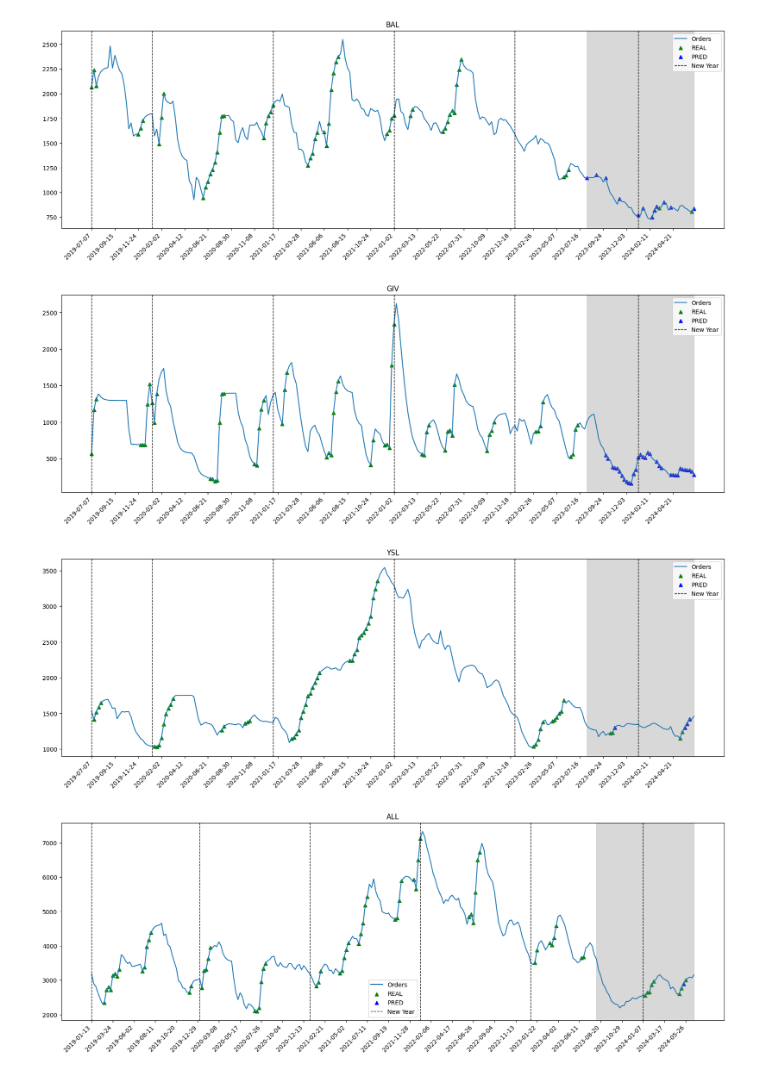
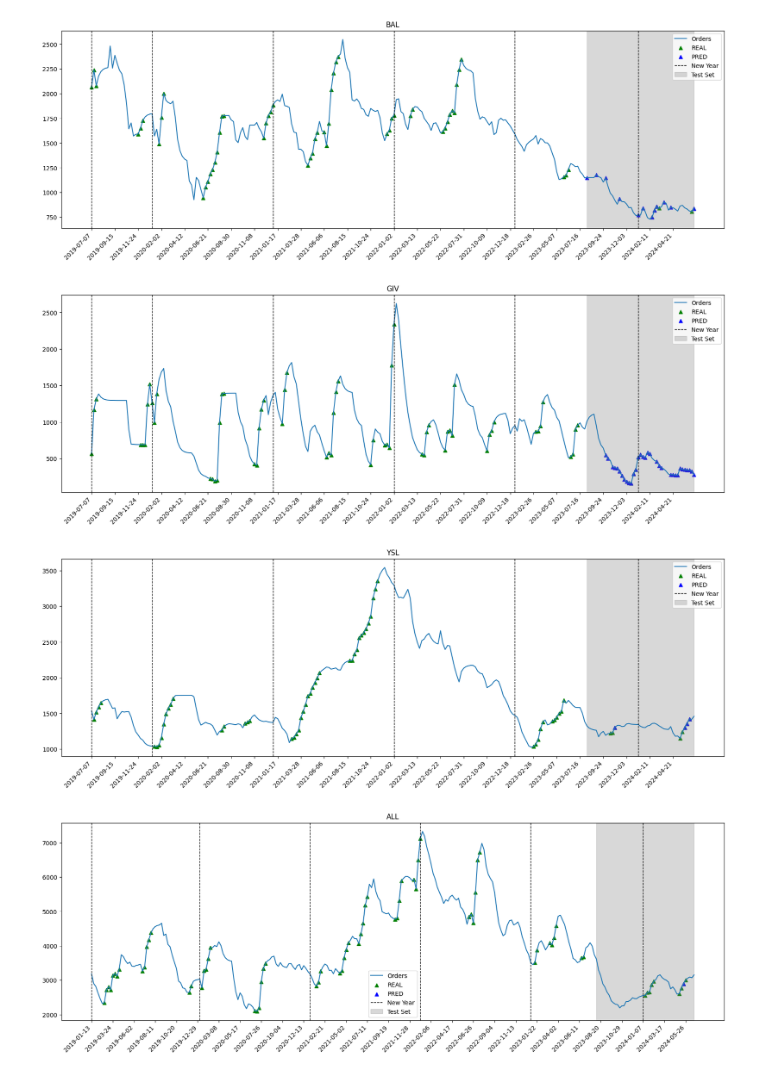
Before and after one commit to FabioTessarollo/Gab_Orders_forecasting_app, a Jupyter notebook: features_extraction/data_exp.ipynb, the cells around one changed output. Saved outputs shown, nothing was run; the diff lists cells and outputs as text; code cells hidden in the pictures.

```diff
--- a/features_extraction/data_exp.ipynb
+++ b/features_extraction/data_exp.ipynb
@@ -1,20 +1,43 @@
 # %%
 import pandas as pd
 import matplotlib.pyplot as plt
-test_start = '2023-07-31'
-BAL_pred =  [1, 0, 0, 0, 1, 0, 0, 0, 1, 0, 0, 0, 0, 0, 1, 0, 0, 0, 0, 0, 0, 0, 1, 0, 1, 0, 0, 0, 1, 1, 1, 0, 0, 1, 0, 0, 1, 0, 0, 0, 0, 0, 0, 0, 0, 0, 1]
+test_start = '2023-02-31'
+BAL_pred =  [1, 1, 1, 0, 0, 0, 0, 0, 0, 1, 0, 1, 1, 1, 1, 1, 1, 0, 1, 1, 0, 0, 1, 0, 0, 0, 1, 1, 1, 1, 1, 0, 0, 1, 1, 1, 1, 0, 0, 0, 1, 0, 0, 0, 0, 0, 1, 0, 0, 0, 1, 1, 1, 0, 0, 1, 1, 0, 1, 1, 0, 0, 1, 0, 0, 0, 0, 0, 1, 0, 0, 1, 1, 0, 0, 0, 0]
 YSL_pred =  [0, 0, 0, 0, 0, 0, 0, 0, 0, 0, 0, 0, 1, 0, 0, 0, 0, 0, 0, 0, 0, 0, 0, 0, 0, 0, 0, 0, 0, 0, 0, 0, 0, 0, 0, 0, 0, 0, 0, 0, 0, 0, 1, 1, 1, 0, 0]
 GIV_pred =  [0, 0, 0, 0, 0, 0, 0, 0, 1, 1, 0, 1, 1, 1, 1, 1, 1, 1, 1, 1, 1, 1, 1, 1, 1, 1, 1, 1, 0, 0, 1, 1, 1, 0, 0, 0, 1, 1, 1, 1, 1, 1, 1, 1, 1, 1, 1]
 ALL_pred =  [0, 0, 0, 0, 0, 0, 0, 0, 0, 0, 0, 0, 0, 0, 0, 0, 0, 0, 0, 0, 0, 0, 0, 0, 0, 0, 0, 0, 0, 0, 0, 0, 0, 0, 0, 0, 0, 0, 0, 0, 0, 1, 0, 0, 0, 0, 0]
 
-df = pd.read_csv(f'ALL.csv', index_col='date')
+df = pd.read_csv(f'BAL.csv', index_col='date')
 
 df_test = df[df.index > test_start]
 test_index = df_test.index
 
 df_BAL_pred = pd.DataFrame(data=BAL_pred, index=test_index, columns = ['pred'])
-df_GIV_pred = pd.DataFrame(data=GIV_pred, index=test_index, columns = ['pred'])
-df_YSL_pred = pd.DataFrame(data=YSL_pred, index=test_index, columns = ['pred'])
-df_ALL_pred = pd.DataFrame(data=ALL_pred, index=test_index, columns = ['pred'])
+#df_GIV_pred = pd.DataFrame(data=GIV_pred, index=test_index, columns = ['pred'])
+#df_YSL_pred = pd.DataFrame(data=YSL_pred, index=test_index, columns = ['pred'])
+#df_ALL_pred = pd.DataFrame(data=ALL_pred, index=test_index, columns = ['pred'])
 
-perimeter = [['BAL',df_BAL_pred], ['GIV',df_GIV_pred], ['YSL',df_YSL_pred], ['ALL',df_ALL_pred]]
+perimeter = [['BAL',df_BAL_pred]]#, ['GIV',df_GIV_pred], ['YSL',df_YSL_pred], ['ALL',df_ALL_pred]]
+# %%
+df = pd.read_csv(f'BAL.csv', index_col='date')
+df = df.join(df_BAL_pred, how='left')
+df['date'] = df.index
+df['year'] = pd.to_datetime(df['date']).apply(lambda x : x.year)
+
+plt.figure(figsize=(20,6))
+plt.plot(df.index, df['qty-0'], label='Orders')
+plt.scatter(df.index[df['month_variation'] == 1], df['qty-0'][df['month_variation'] == 1], color='green', label='REAL', marker='^', alpha=1)
+plt.scatter(df.index[df['pred'] == 1], df['qty-0'][df['pred'] == 1], color='blue', label='PRED', marker='^', alpha=1)
+
+for year in df['year'].unique():
+    plt.axvline(df[df['year'] == year].index[0], color='black', linestyle='--', lw=1, label='New Year' if year == df['year'].min() else "")
+
+plt.axvspan(test_index[0], test_index[-1], color='grey', alpha=0.3, label='Test Set')
+
+xticks = df.index[::10]  # Show every nth label
+plt.xticks(xticks, rotation=45, ha='right')
+
+plt.xticks(rotation=45, ha='right')
+
+plt.legend()
+plt.show()
@@ -21,31 +46,31 @@ perimeter = [['BAL',df_BAL_pred], ['GIV',df_GIV_pred], ['YSL',df_YSL_pred], ['AL
 # %%
 for brand in perimeter:
     df = pd.read_csv(f'{brand[0]}.csv', index_col='date')
     df = df.join(brand[1], how='left')
     df['date'] = df.index
     df['year'] = pd.to_datetime(df['date']).apply(lambda x : x.year)
 
     plt.figure(figsize=(20,6))
     plt.plot(df.index, df['qty-0'], label='Orders')
     plt.scatter(df.index[df['month_variation'] == 1], df['qty-0'][df['month_variation'] == 1], color='green', label='REAL', marker='^', alpha=1)
     plt.scatter(df.index[df['pred'] == 1], df['qty-0'][df['pred'] == 1], color='blue', label='PRED', marker='^', alpha=1)
 
     for year in df['year'].unique():
         plt.axvline(df[df['year'] == year].index[0], color='black', linestyle='--', lw=1, label='New Year' if year == df['year'].min() else "")
 
-    plt.axvspan(test_index[0], test_index[-1], color='grey', alpha=0.3)
+    plt.axvspan(test_index[0], test_index[-1], color='grey', alpha=0.3, label='Test Set')
 
     xticks = df.index[::10]  # Show every nth label
     plt.xticks(xticks, rotation=45, ha='right')
 
     plt.xticks(rotation=45, ha='right')
 
     plt.title(brand[0])
 
     plt.legend()
     plt.show()
 # %% [output]
-[figure, old version]
+[figure, new version]
-[figure, old version]
+[figure, new version]
-[figure, old version]
+[figure, new version]
-[figure, old version]
+[figure, new version]
```
Also changed, not shown: parts of 1 cell of this notebook, 55 other files.
